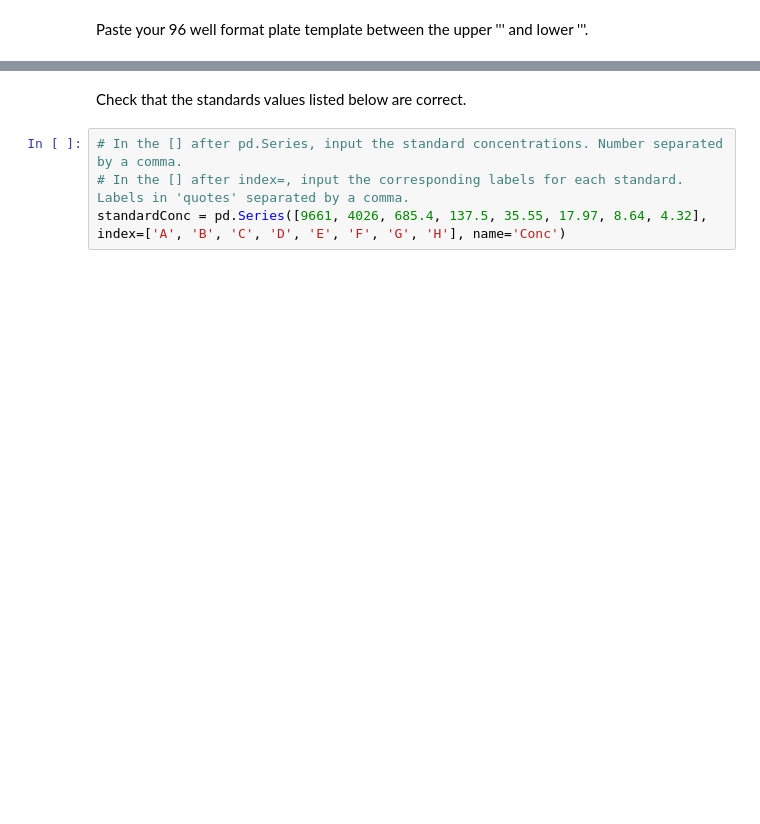
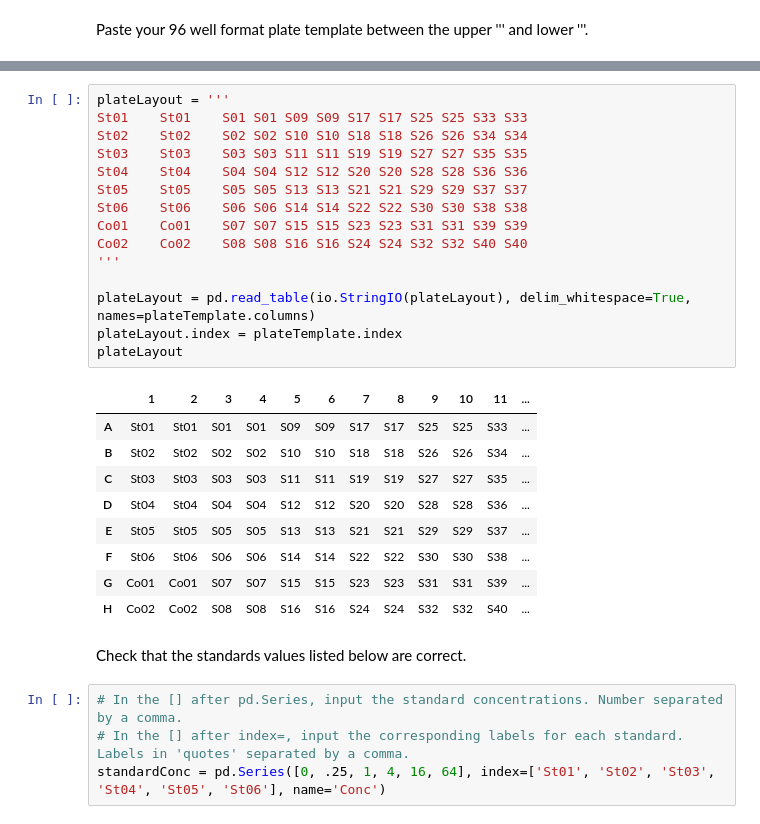
Before and after one commit to GeneJuggler/kurvit, a Jupyter notebook: Kurvit - 4PL-Copy1.ipynb, the cells around one changed output, grey strips where cells are left out. Cells and saved outputs as stored; diff of their text form; blank space fills up the shorter version.

```diff
--- a/Kurvit - 4PL-Copy1.ipynb
+++ b/Kurvit - 4PL-Copy1.ipynb
@@ -69,9 +44,34 @@ plateLayout
+# %%
+plateLayout = '''
+St01	St01	S01	S01	S09	S09	S17	S17	S25	S25	S33	S33
+St02	St02	S02	S02	S10	S10	S18	S18	S26	S26	S34	S34
+St03	St03	S03	S03	S11	S11	S19	S19	S27	S27	S35	S35
+St04	St04	S04	S04	S12	S12	S20	S20	S28	S28	S36	S36
+St05	St05	S05	S05	S13	S13	S21	S21	S29	S29	S37	S37
+St06	St06	S06	S06	S14	S14	S22	S22	S30	S30	S38	S38
+Co01	Co01	S07	S07	S15	S15	S23	S23	S31	S31	S39	S39
+Co02	Co02	S08	S08	S16	S16	S24	S24	S32	S32	S40	S40
+'''
+
+plateLayout = pd.read_table(io.StringIO(plateLayout), delim_whitespace=True, names=plateTemplate.columns)
+plateLayout.index = plateTemplate.index
+plateLayout
+# %% [output]
+|  | 1 | 2 | 3 | 4 | 5 | 6 | 7 | 8 | 9 | 10 | 11 | ... |
+| A | St01 | St01 | S01 | S01 | S09 | S09 | S17 | S17 | S25 | S25 | S33 | ... |
+| B | St02 | St02 | S02 | S02 | S10 | S10 | S18 | S18 | S26 | S26 | S34 | ... |
+| C | St03 | St03 | S03 | S03 | S11 | S11 | S19 | S19 | S27 | S27 | S35 | ... |
+| D | St04 | St04 | S04 | S04 | S12 | S12 | S20 | S20 | S28 | S28 | S36 | ... |
+| E | St05 | St05 | S05 | S05 | S13 | S13 | S21 | S21 | S29 | S29 | S37 | ... |
+| F | St06 | St06 | S06 | S06 | S14 | S14 | S22 | S22 | S30 | S30 | S38 | ... |
+| G | Co01 | Co01 | S07 | S07 | S15 | S15 | S23 | S23 | S31 | S31 | S39 | ... |
+| H | Co02 | Co02 | S08 | S08 | S16 | S16 | S24 | S24 | S32 | S32 | S40 | ... |
 # %% [markdown]
 Check that the standards values listed below are correct.
 # %%
 # In the [] after pd.Series, input the standard concentrations. Number separated by a comma.
 # In the [] after index=, input the corresponding labels for each standard. Labels in 'quotes' separated by a comma.
-standardConc = pd.Series([9661, 4026, 685.4, 137.5, 35.55, 17.97, 8.64, 4.32], index=['A', 'B', 'C', 'D', 'E', 'F', 'G', 'H'], name='Conc')
+standardConc = pd.Series([0, .25, 1, 4, 16, 64], index=['St01', 'St02', 'St03', 'St04', 'St05', 'St06'], name='Conc')
 # %%
 wellID = []
 sampleID = []
```
Also changed, not shown: parts of 9 cells of this notebook, 5 other files.
